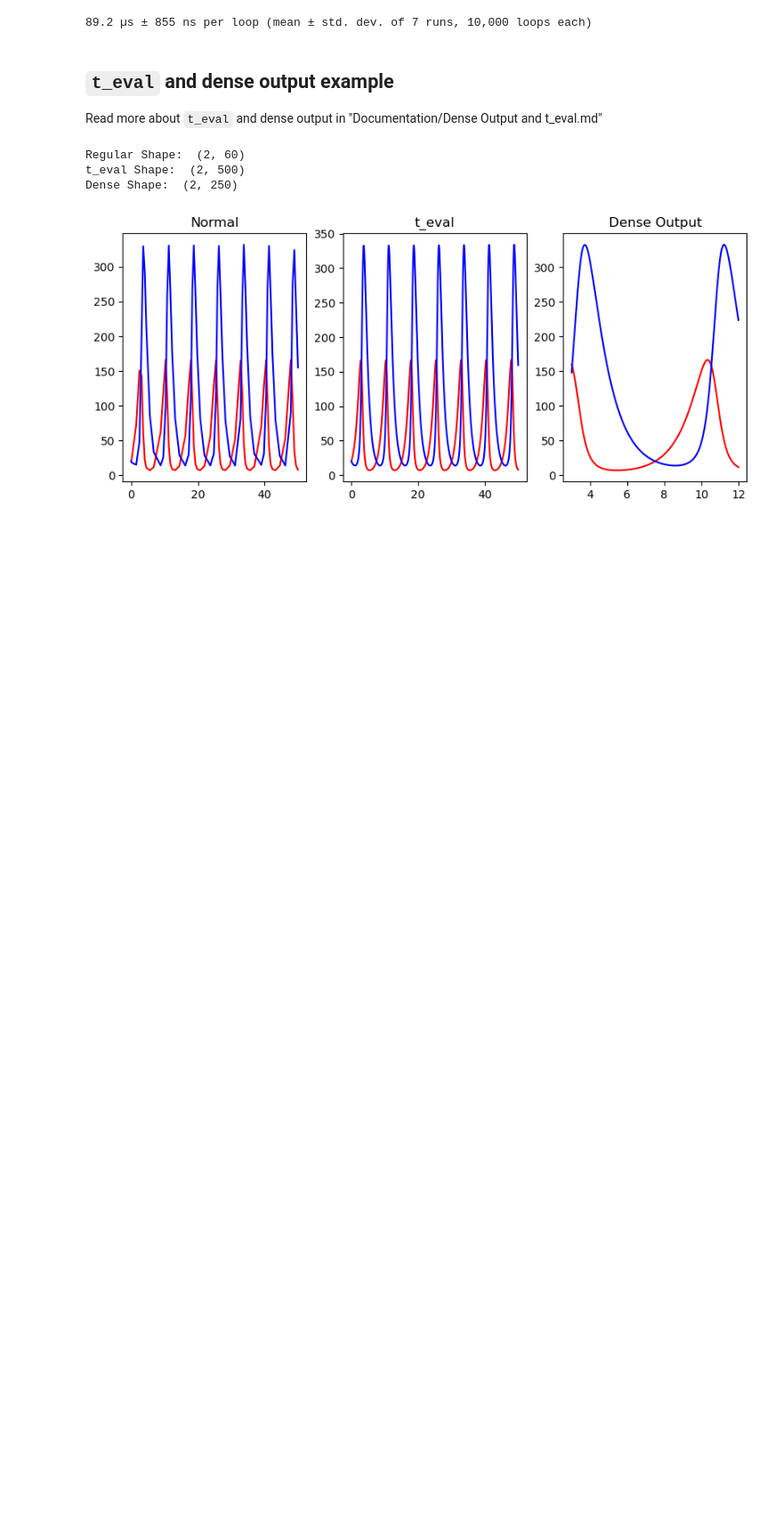
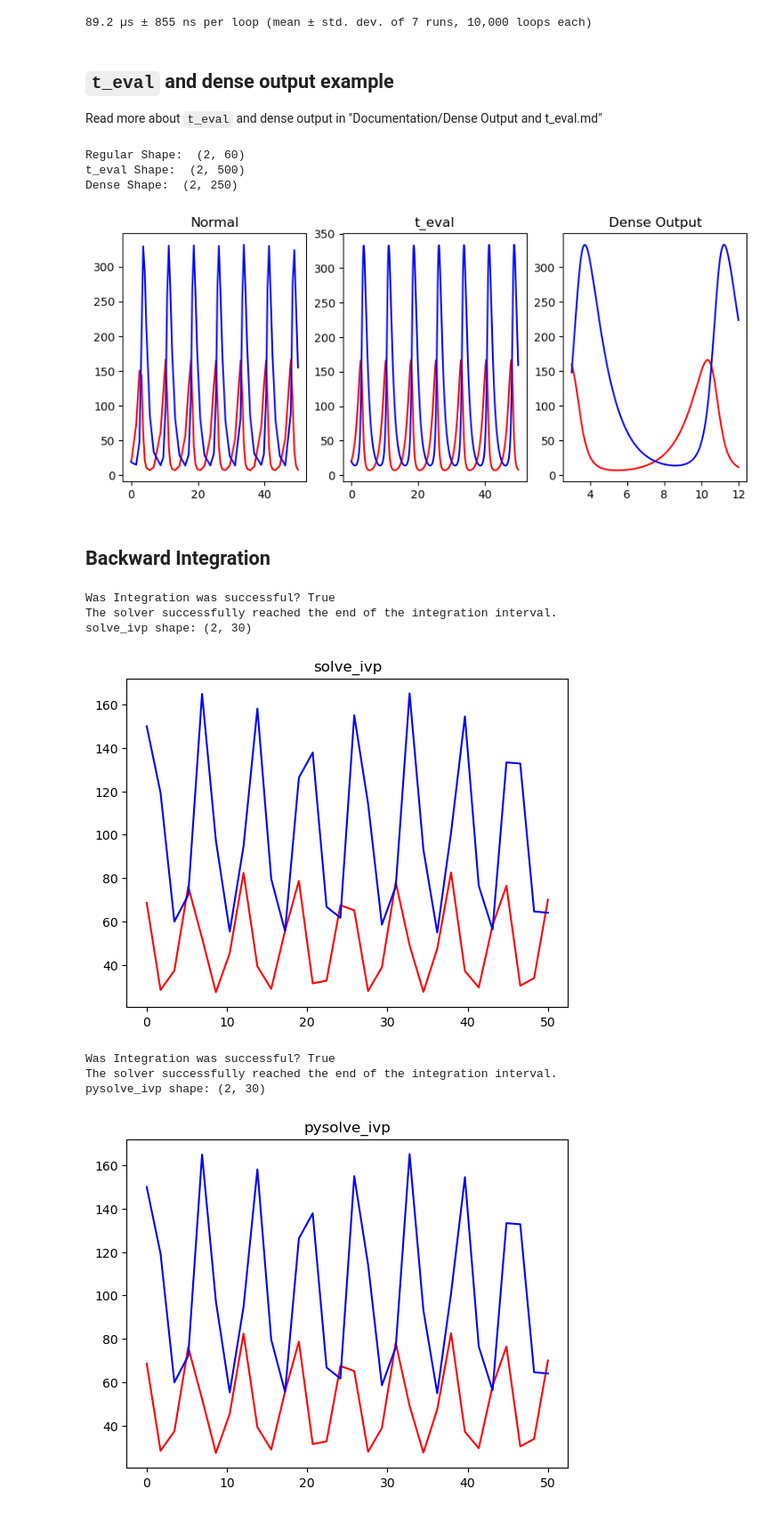
Before and after one commit to jrenaud90/CyRK, a Jupyter notebook: Demos/Getting Started.ipynb, the cells around one changed output. Shown at 89% size. Cells and saved outputs as stored; diff of their text form; code cells hidden in the pictures; blank space fills up the shorter version.

Commit message:
FIX: Some issues with backward integration

```diff
--- a/Demos/Getting Started.ipynb
+++ b/Demos/Getting Started.ipynb
@@ -302,3 +302,62 @@ Regular Shape:  (2, 60)
 t_eval Shape:  (2, 500)
 Dense Shape:  (2, 250)
 [figure]
+# %% [markdown]
+## Backward Integration
+# %%
+def diffeq(t, y):
+    dy = np.empty_like(y)
+    dy[0] = (1. - 0.01 * y[1]) * y[0]
+    dy[1] = (0.02 * y[0] - 1.) * y[1]
+    return dy
+
+import numpy as np
+from scipy.integrate import solve_ivp
+
+initial_conds = np.asarray((70, 64.), dtype=np.float64, order='C')
+# time_span = (0., 50.)
+time_span = (50., 0.)
+rtol = 1.0e-6
+atol = 1.0e-8
+
+t_eval = None
+# t_eval = np.linspace(0.0, 50.0, 30)
+# t_eval = np.linspace(50.0, 0.0, 30)
+
+
+result = \
+    solve_ivp(diffeq, time_span, initial_conds, method='RK45', rtol=rtol, atol=atol, t_eval=t_eval)
+
+print("Was Integration was successful?", result.success)
+print(result.message)
+print("solve_ivp shape:", result.y.shape)
+import matplotlib.pyplot as plt
+fig, ax = plt.subplots()
+ax.plot(result.t, result.y[0], c='r')
+ax.plot(result.t, result.y[1], c='b')
+ax.set(title='solve_ivp')
+plt.show()
+
+
+from CyRK import pysolve_ivp
+result_cy = \
+    pysolve_ivp(diffeq, time_span, initial_conds, method='RK45', rtol=rtol, atol=atol, t_eval=t_eval)
+
+print("Was Integration was successful?", result.success)
+print(result.message)
+print("pysolve_ivp shape:", result_cy.y.shape)
+import matplotlib.pyplot as plt
+fig, ax = plt.subplots()
+ax.plot(result_cy.t, result_cy.y[0], c='r')
+ax.plot(result_cy.t, result_cy.y[1], c='b')
+ax.set(title='pysolve_ivp')
+plt.show()
+# %% [output]
+Was Integration was successful? True
+The solver successfully reached the end of the integration interval.
+solve_ivp shape: (2, 30)
+[figure, added]
+Was Integration was successful? True
+The solver successfully reached the end of the integration interval.
+pysolve_ivp shape: (2, 30)
+[figure, added]
```
Also changed, not shown: parts of 2 cells of this notebook, 9 other files.
